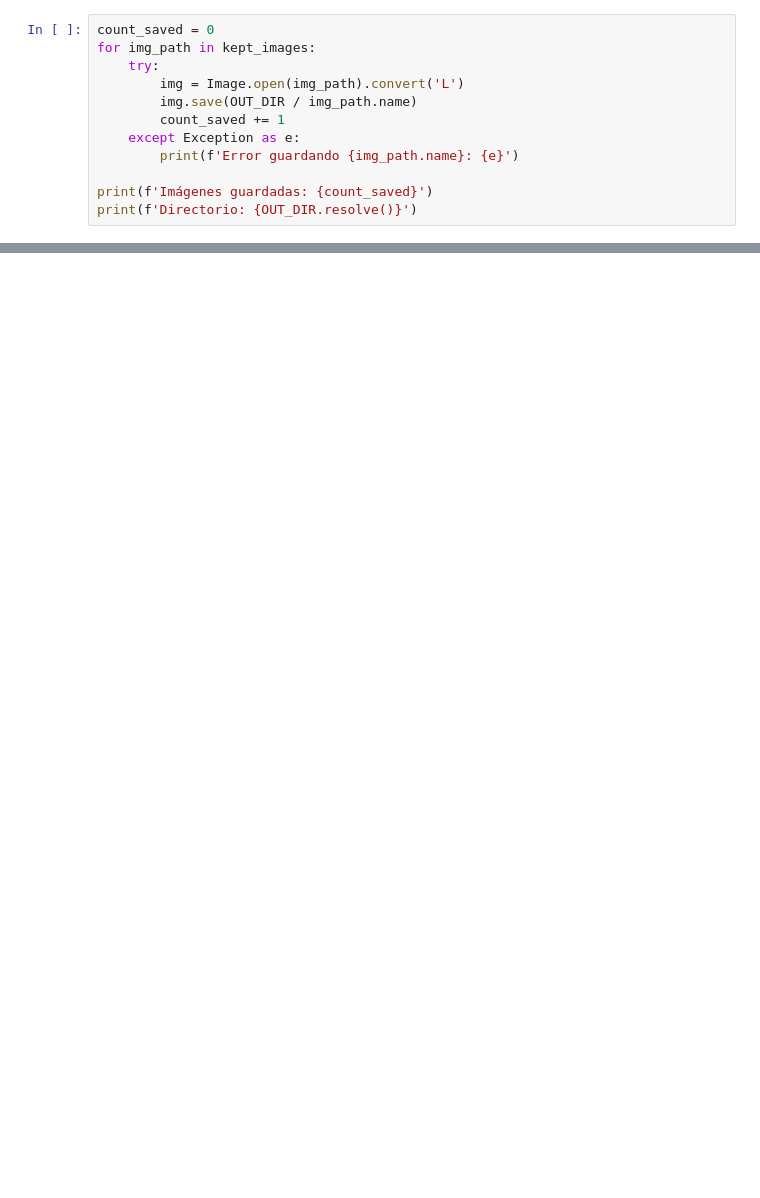
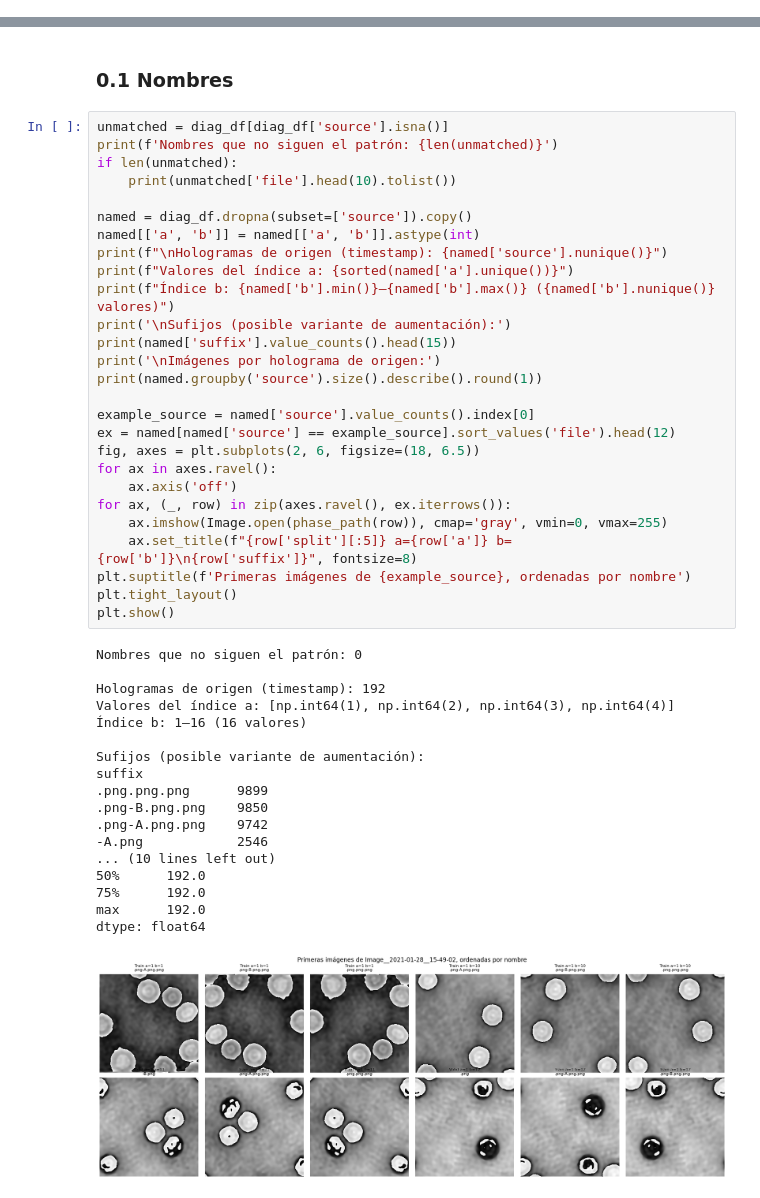
Before and after one commit to Jacogz/DL-QPI, a Jupyter notebook: notebooks/04-limpieza-fases-rbc.ipynb, the cells around one changed output, grey strips where cells are left out. Saved outputs shown, nothing was run; the diff lists cells and outputs as text; blank space fills up the shorter version.

```diff
--- a/notebooks/04-limpieza-fases-rbc.ipynb
+++ b/notebooks/04-limpieza-fases-rbc.ipynb
@@ -162,12 +0,0 @@ if kept_images:
-# %%
-count_saved = 0
-for img_path in kept_images:
-    try:
-        img = Image.open(img_path).convert('L')
-        img.save(OUT_DIR / img_path.name)
-        count_saved += 1
-    except Exception as e:
-        print(f'Error guardando {img_path.name}: {e}')
-
-print(f'Imágenes guardadas: {count_saved}')
-print(f'Directorio: {OUT_DIR.resolve()}')
@@ -173,0 +129,48 @@ print(f'Directorio: {OUT_DIR.resolve()}')
+# %% [markdown]
+### 0.1 Nombres
+# %%
+unmatched = diag_df[diag_df['source'].isna()]
+print(f'Nombres que no siguen el patrón: {len(unmatched)}')
+if len(unmatched):
+    print(unmatched['file'].head(10).tolist())
+
+named = diag_df.dropna(subset=['source']).copy()
+named[['a', 'b']] = named[['a', 'b']].astype(int)
+print(f"\nHologramas de origen (timestamp): {named['source'].nunique()}")
+print(f"Valores del índice a: {sorted(named['a'].unique())}")
+print(f"Índice b: {named['b'].min()}–{named['b'].max()} ({named['b'].nunique()} valores)")
+print('\nSufijos (posible variante de aumentación):')
+print(named['suffix'].value_counts().head(15))
+print('\nImágenes por holograma de origen:')
+print(named.groupby('source').size().describe().round(1))
+
+example_source = named['source'].value_counts().index[0]
+ex = named[named['source'] == example_source].sort_values('file').head(12)
+fig, axes = plt.subplots(2, 6, figsize=(18, 6.5))
+for ax in axes.ravel():
+    ax.axis('off')
+for ax, (_, row) in zip(axes.ravel(), ex.iterrows()):
+    ax.imshow(Image.open(phase_path(row)), cmap='gray', vmin=0, vmax=255)
+    ax.set_title(f"{row['split'][:5]} a={row['a']} b={row['b']}\n{row['suffix']}", fontsize=8)
+plt.suptitle(f'Primeras imágenes de {example_source}, ordenadas por nombre')
+plt.tight_layout()
+plt.show()
+# %% [output]
+Nombres que no siguen el patrón: 0
+
+Hologramas de origen (timestamp): 192
+Valores del índice a: [np.int64(1), np.int64(2), np.int64(3), np.int64(4)]
+Índice b: 1–16 (16 valores)
+
+Sufijos (posible variante de aumentación):
+suffix
+.png.png.png      9899
+.png-B.png.png    9850
+.png-A.png.png    9742
+-A.png            2546
+... (10 lines left out)
+50%      192.0
+75%      192.0
+max      192.0
+dtype: float64
+[figure, added]
```
Also changed, not shown: parts of 36 cells of this notebook, 1 other file.
